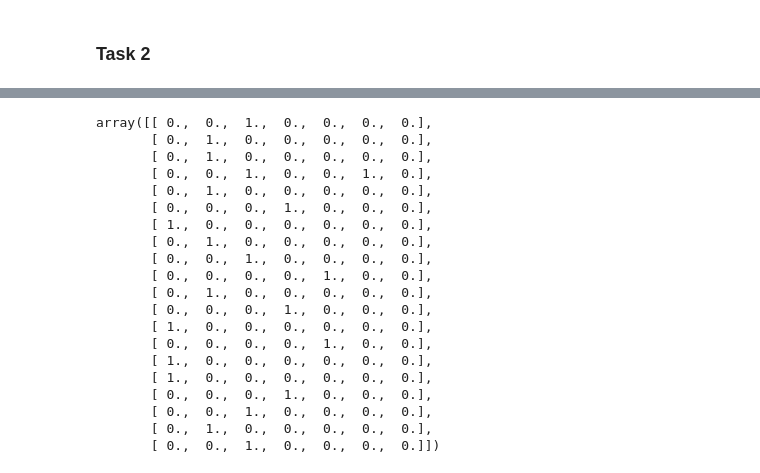
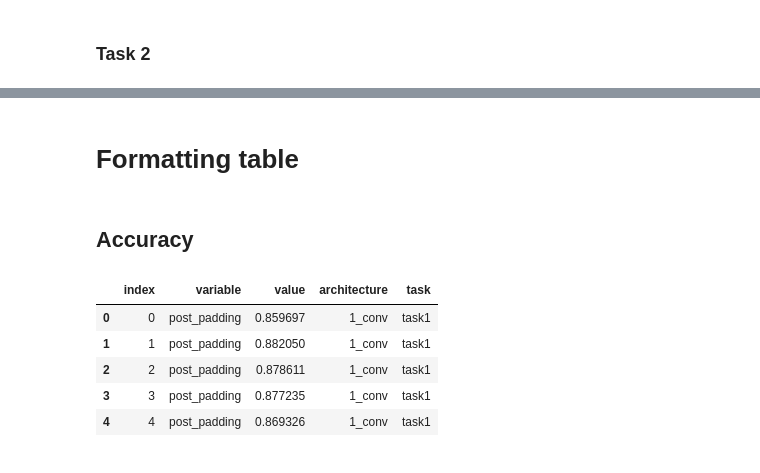
Before and after one commit to b2slab/padding_benchmark, a Jupyter notebook: notebooks/comparing_architectures.ipynb, the cells around one changed output, grey strips where cells are left out. Saved outputs shown, nothing was run; the diff lists cells and outputs as text; code cells hidden in the pictures.

```diff
--- a/notebooks/comparing_architectures.ipynb
+++ b/notebooks/comparing_architectures.ipynb
@@ -155,23 +119,23 @@ np.argmax(prot)
-# %%
-f1['labels_task2'][0:20]
-# %% [output]
-array([[ 0.,  0.,  1.,  0.,  0.,  0.,  0.],
-       [ 0.,  1.,  0.,  0.,  0.,  0.,  0.],
-       [ 0.,  1.,  0.,  0.,  0.,  0.,  0.],
-       [ 0.,  0.,  1.,  0.,  0.,  1.,  0.],
-       [ 0.,  1.,  0.,  0.,  0.,  0.,  0.],
-       [ 0.,  0.,  0.,  1.,  0.,  0.,  0.],
-       [ 1.,  0.,  0.,  0.,  0.,  0.,  0.],
-       [ 0.,  1.,  0.,  0.,  0.,  0.,  0.],
-       [ 0.,  0.,  1.,  0.,  0.,  0.,  0.],
-       [ 0.,  0.,  0.,  0.,  1.,  0.,  0.],
-       [ 0.,  1.,  0.,  0.,  0.,  0.,  0.],
-       [ 0.,  0.,  0.,  1.,  0.,  0.,  0.],
-       [ 1.,  0.,  0.,  0.,  0.,  0.,  0.],
-       [ 0.,  0.,  0.,  0.,  1.,  0.,  0.],
-       [ 1.,  0.,  0.,  0.,  0.,  0.,  0.],
-       [ 1.,  0.,  0.,  0.,  0.,  0.,  0.],
-       [ 0.,  0.,  0.,  1.,  0.,  0.,  0.],
-       [ 0.,  0.,  1.,  0.,  0.,  0.,  0.],
-       [ 0.,  1.,  0.,  0.,  0.,  0.,  0.],
-       [ 0.,  0.,  1.,  0.,  0.,  0.,  0.]])
+# %% [markdown]
+# Formatting table
+# %% [markdown]
+## Accuracy
+# %%
+#accu_final_task1.drop("index", 1, inplace=True)
+accu_final_task1['task'] = "task1"
+accu_final_task1.head()
+
+#accu_final_task2.drop("index", 1, inplace=True)
+accu_final_task2['task'] = "task2"
+accu_final_task2.head()
+
+#joining both dataframes
+accu_final = pd.concat([accu_final_task1, accu_final_task2])
+accu_final.head()
+# %% [output]
+|  | index | variable | value | architecture | task |
+| 0 | 0 | post_padding | 0.859697 | 1_conv | task1 |
+| 1 | 1 | post_padding | 0.882050 | 1_conv | task1 |
+| 2 | 2 | post_padding | 0.878611 | 1_conv | task1 |
+| 3 | 3 | post_padding | 0.877235 | 1_conv | task1 |
+| 4 | 4 | post_padding | 0.869326 | 1_conv | task1 |
```
Also changed, not shown: parts of 33 cells of this notebook, 8 other files.
